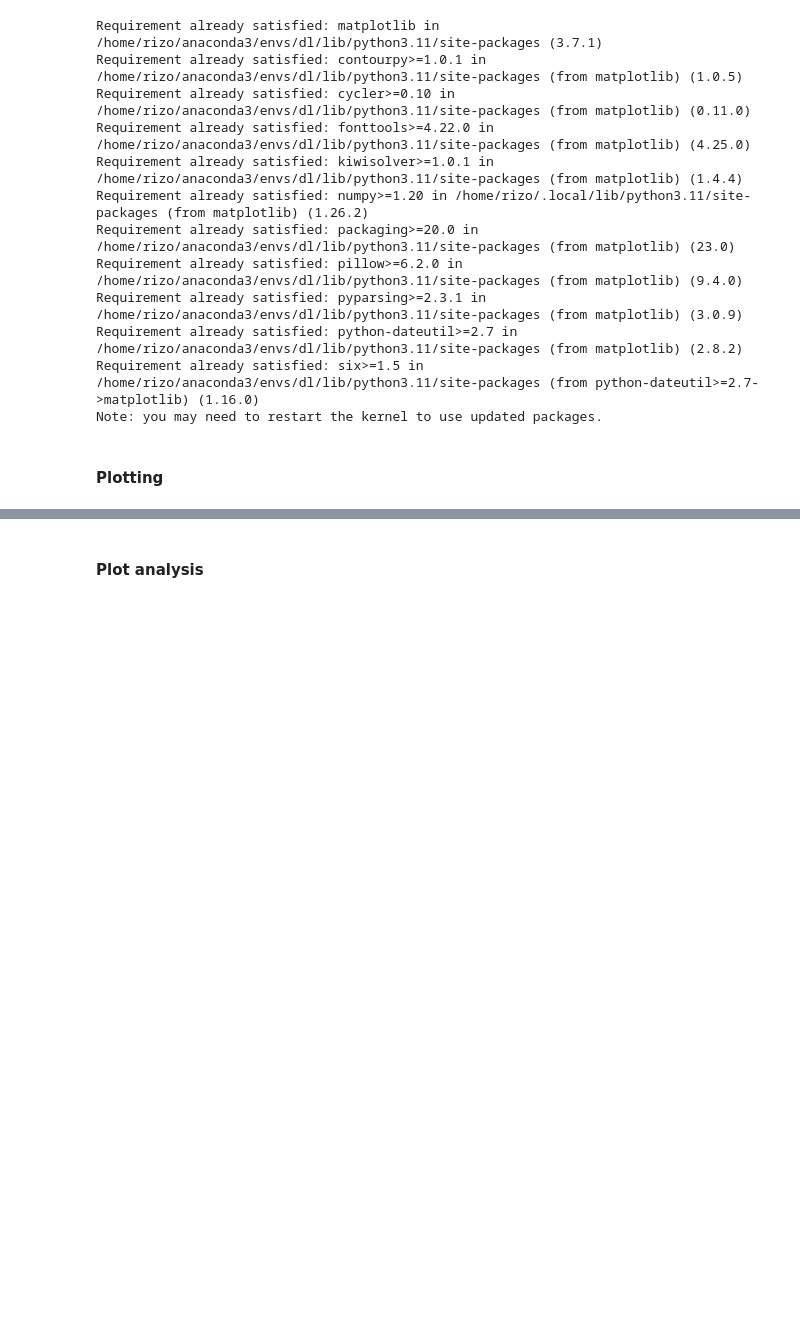
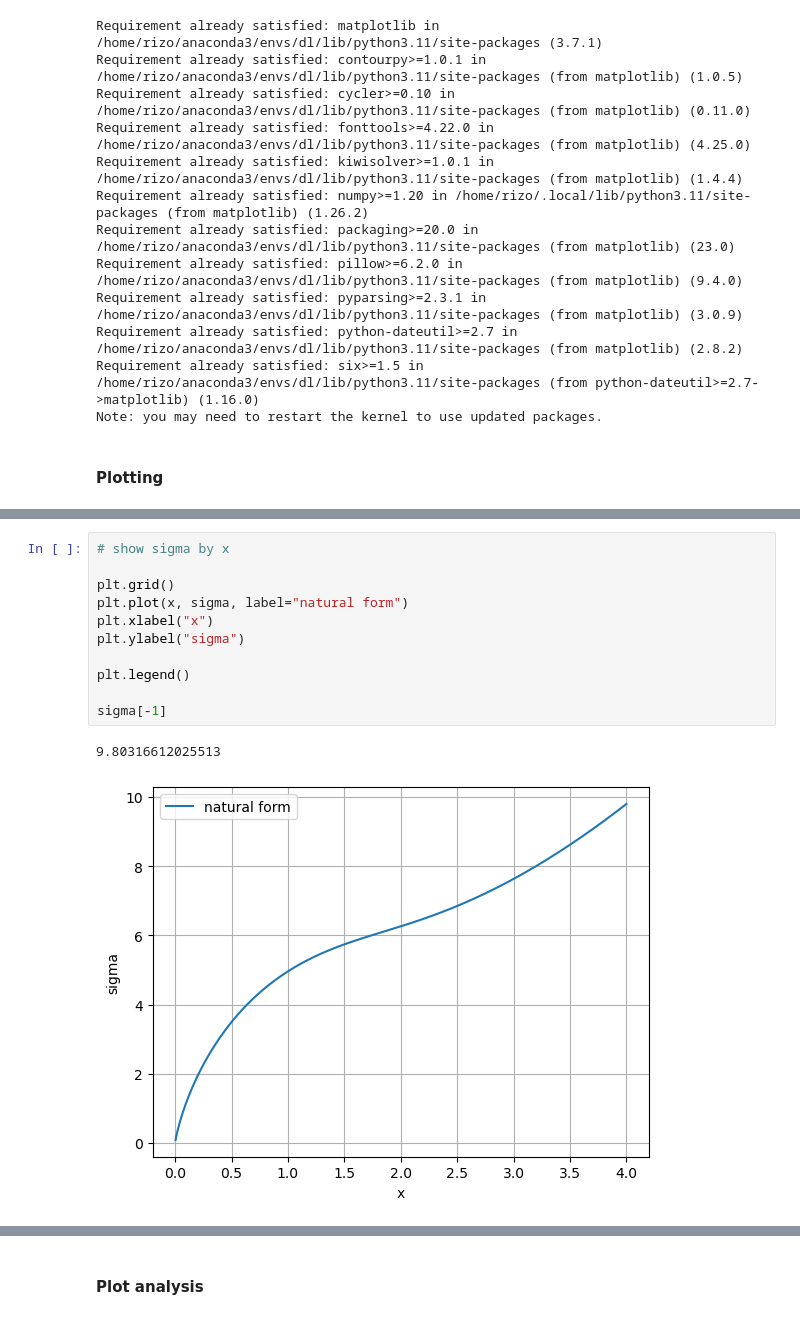
Before and after one commit to Rizo11/Spring22_Theoretical_Mechanics, a Jupyter notebook: big_hw1/main.ipynb, the cells around one changed output, grey strips where cells are left out. Drawn from its saved outputs; the diff is of its cells as text; blank space fills up the shorter version.

```diff
--- a/big_hw1/main.ipynb
+++ b/big_hw1/main.ipynb
@@ -127,0 +135,14 @@ ax1.legend()
+# %%
+# show sigma by x
+
+plt.grid()
+plt.plot(x, sigma, label="natural form")
+plt.xlabel("x")
+plt.ylabel("sigma")
+
+plt.legend()
+
+sigma[-1]
+# %% [output]
+9.80316612025513
+[figure, added]
```
Also changed, not shown: parts of 35 cells of this notebook, 8 other files.
